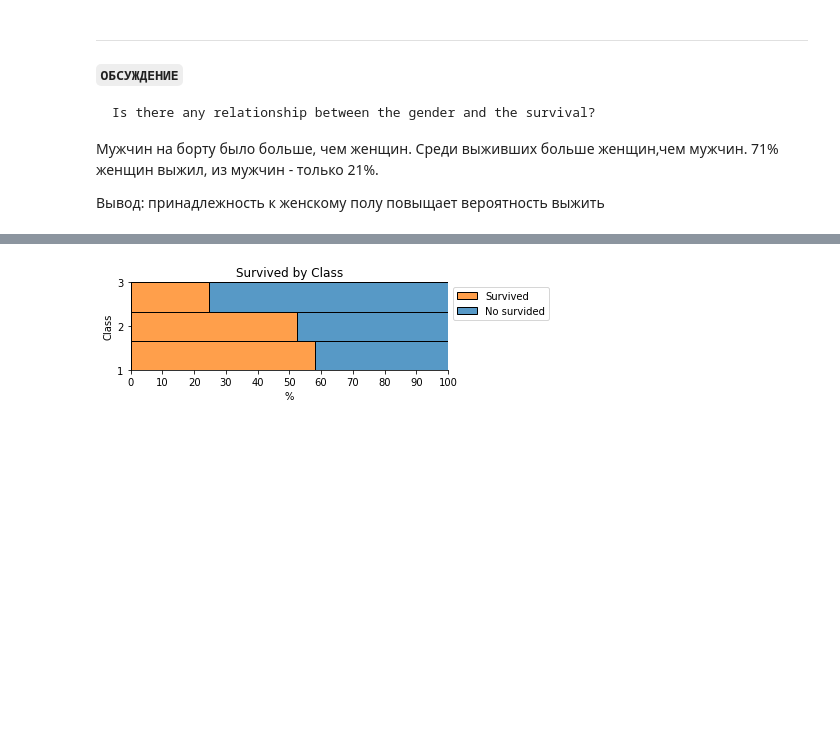
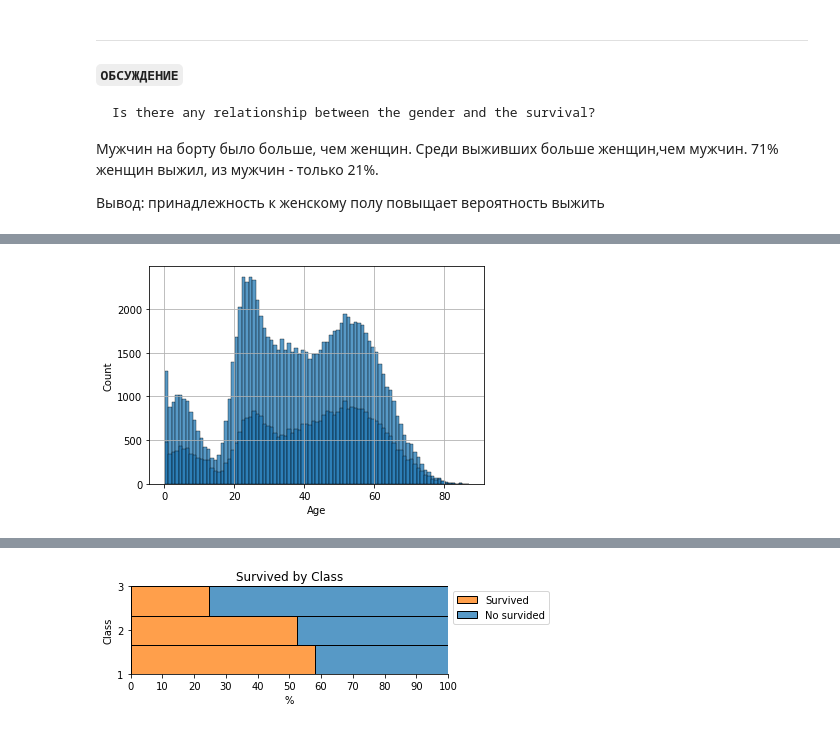
Before and after one commit to bonvech/ml-intro-1, a Jupyter notebook: 5_classification_linear_knn/hw_classification.ipynb, the cells around one changed output, grey strips where cells are left out. Saved outputs shown, nothing was run; the diff lists cells and outputs as text; code cells hidden in the pictures; blank space fills up the shorter version.

```diff
--- a/5_classification_linear_knn/hw_classification.ipynb
+++ b/5_classification_linear_knn/hw_classification.ipynb
@@ -571,0 +570,6 @@ Name: Sex, dtype: int64
+# %%
+sns.histplot(data["Age"], bins=100, binwidth=1)
+sns.histplot(data["Age"][data.Survived==1], bins=100, binwidth=1)
+plt.grid();
+# %% [output]
+[figure, added]
```
Also changed, not shown: parts of 30 cells of this notebook.
